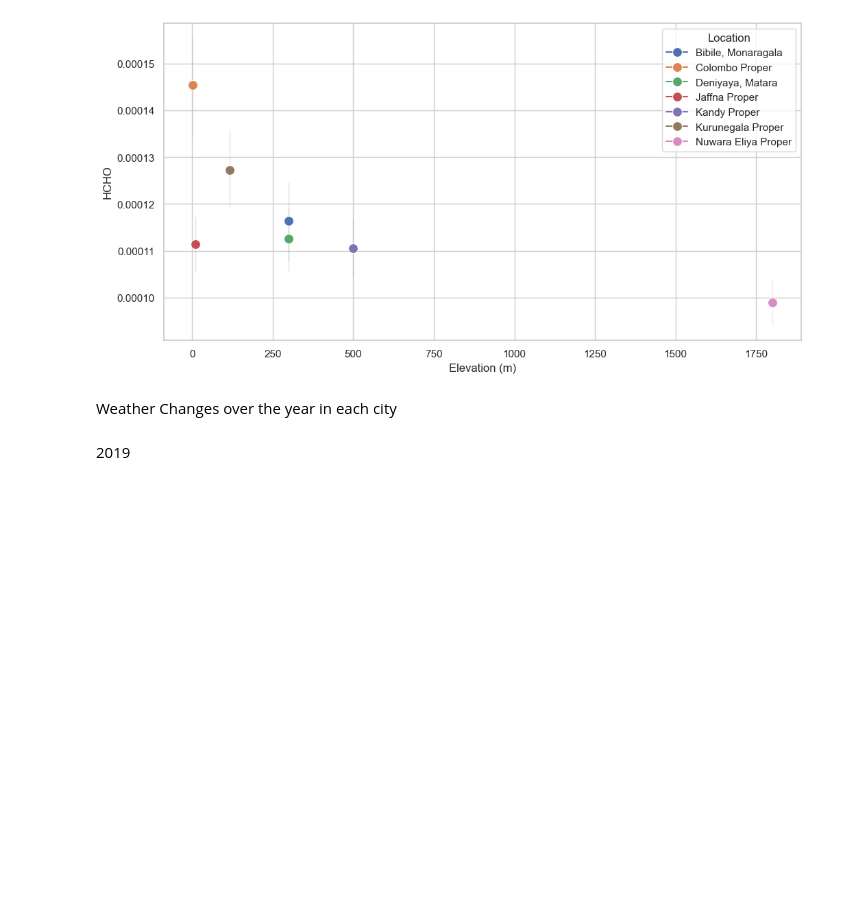
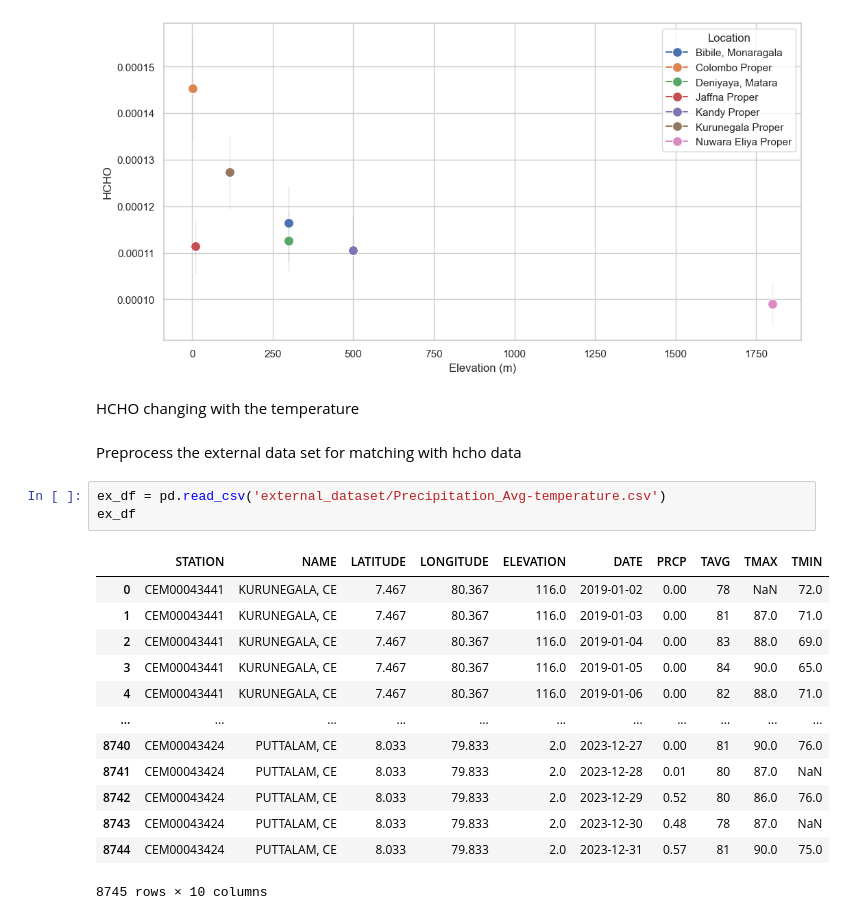
Before and after one commit to ChavinduDulaj/HCHO-Prediction-using-Data-Engineering, a Jupyter notebook: Spatio-Temporal_Analysis.ipynb, the cells around one changed output. Cells and saved outputs as stored; diff of their text form; blank space fills up the shorter version.

```diff
--- a/Spatio-Temporal_Analysis.ipynb
+++ b/Spatio-Temporal_Analysis.ipynb
@@ -588,7 +554,24 @@ plt.show()
 # %% [output]
 AttributeError: PathCollection.set() got an unexpected keyword argument 'kind'
 [figure]
-# %% [markdown]
-Weather Changes over the year in each city
-# %% [markdown]
-2019
+# %% [markdown]
+HCHO changing with the temperature
+# %% [markdown]
+Preprocess the external data set for matching with hcho data
+# %%
+ex_df = pd.read_csv('external_dataset/Precipitation_Avg-temperature.csv')
+ex_df
+# %% [output]
+|  | STATION | NAME | LATITUDE | LONGITUDE | ELEVATION | DATE | PRCP | TAVG | TMAX | TMIN |
+| 0 | CEM00043441 | KURUNEGALA, CE | 7.467 | 80.367 | 116.0 | 2019-01-02 | 0.00 | 78 | NaN | 72.0 |
+| 1 | CEM00043441 | KURUNEGALA, CE | 7.467 | 80.367 | 116.0 | 2019-01-03 | 0.00 | 81 | 87.0 | 71.0 |
+| 2 | CEM00043441 | KURUNEGALA, CE | 7.467 | 80.367 | 116.0 | 2019-01-04 | 0.00 | 83 | 88.0 | 69.0 |
+| 3 | CEM00043441 | KURUNEGALA, CE | 7.467 | 80.367 | 116.0 | 2019-01-05 | 0.00 | 84 | 90.0 | 65.0 |
+| 4 | CEM00043441 | KURUNEGALA, CE | 7.467 | 80.367 | 116.0 | 2019-01-06 | 0.00 | 82 | 88.0 | 71.0 |
+| ... | ... | ... | ... | ... | ... | ... | ... | ... | ... | ... |
+| 8740 | CEM00043424 | PUTTALAM, CE | 8.033 | 79.833 | 2.0 | 2023-12-27 | 0.00 | 81 | 90.0 | 76.0 |
+| 8741 | CEM00043424 | PUTTALAM, CE | 8.033 | 79.833 | 2.0 | 2023-12-28 | 0.01 | 80 | 87.0 | NaN |
+| 8742 | CEM00043424 | PUTTALAM, CE | 8.033 | 79.833 | 2.0 | 2023-12-29 | 0.52 | 80 | 86.0 | 76.0 |
+| 8743 | CEM00043424 | PUTTALAM, CE | 8.033 | 79.833 | 2.0 | 2023-12-30 | 0.48 | 78 | 87.0 | NaN |
+| 8744 | CEM00043424 | PUTTALAM, CE | 8.033 | 79.833 | 2.0 | 2023-12-31 | 0.57 | 81 | 90.0 | 75.0 |
+8745 rows × 10 columns
```
Also changed, not shown: parts of 13 cells of this notebook, 9 other files.
